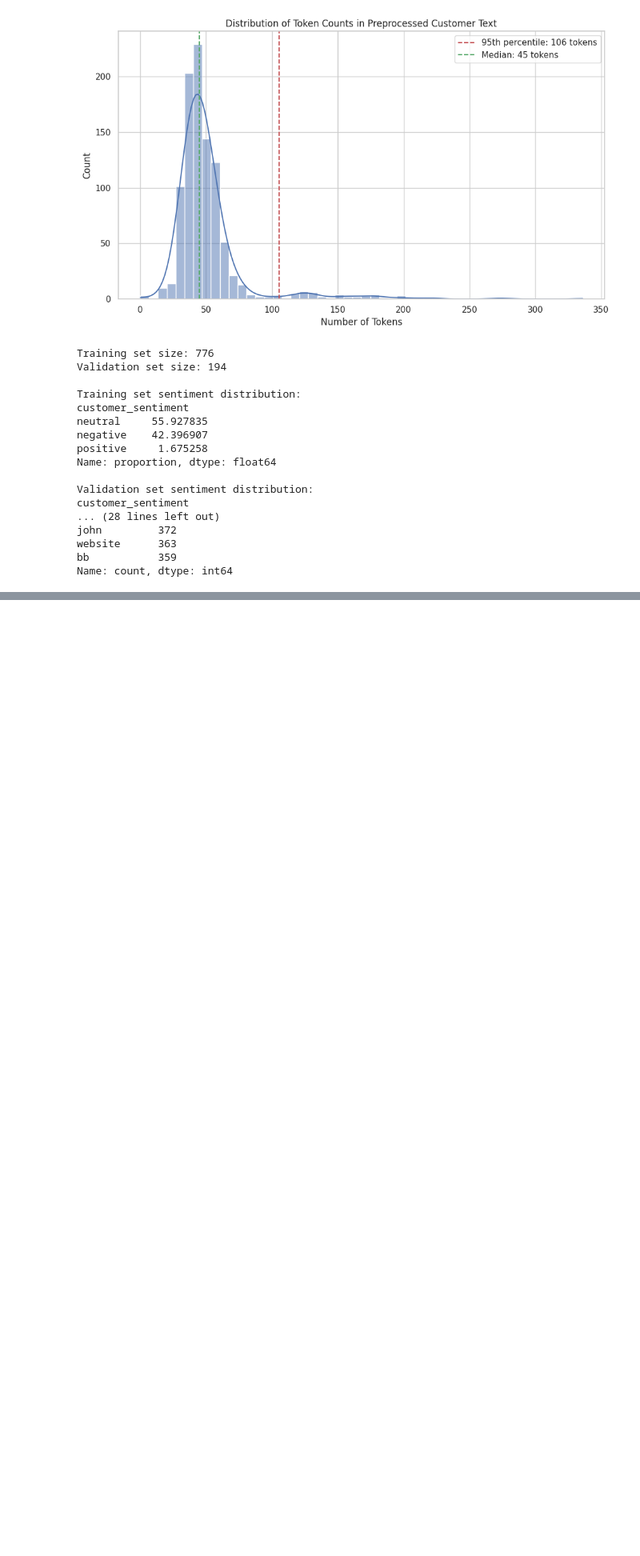
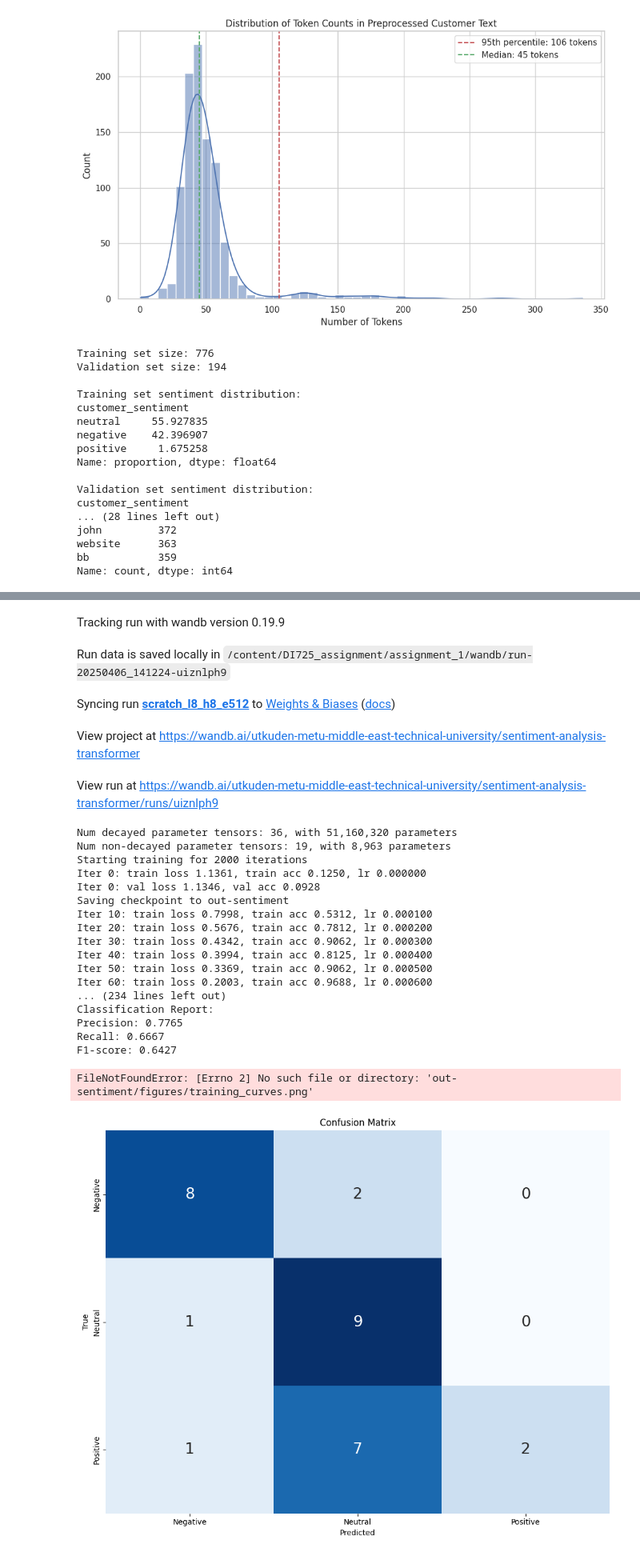
Before and after one commit to utkuden/DI725_assignment, a Jupyter notebook: Assignment_1.ipynb, the cells around one changed output, grey strips where cells are left out. Shown at 80% size. Cells and saved outputs as stored; diff of their text form; code cells hidden in the pictures; blank space fills up the shorter version.

Commit message:
added final trials of scratch and fine-tuned models

```diff
--- a/Assignment_1.ipynb
+++ b/Assignment_1.ipynb
@@ -711,0 +800,25 @@ Name: count, dtype: int64
+# %%
+# Fine-tuning options (adjust as needed)
+# Uncomment to train from scratch
+config.init_from = 'scratch'
+config.n_layer = 8
+config.n_head = 8
+config.n_embd = 512
+config.max_iters = 2000
+config.batch_size = 32
+config.block_size = 256
+
+# Uncomment to fine-tune from GPT-2
+# config.init_from = 'gpt2'
+# config.n_layer = 12  # Will be overridden by GPT-2's architecture
+# config.n_head = 12   # Will be overridden by GPT-2's architecture
+# config.n_embd = 768  # Will be overridden by GPT-2's architecture
+# config.max_iters = 1000
+# config.batch_size = 16
+# config.learning_rate = 3e-5
+
+device = config.device
+ptdtype = {'float32': torch.float32, 'bfloat16': torch.bfloat16, 'float16': torch.float16}[config.dtype]
+ctx = nullcontext() if device == 'cpu' else torch.amp.autocast(device_type='cuda', dtype=ptdtype)
+
+os.makedirs(config.out_dir, exist_ok=True)
@@ -720,0 +1680,15 @@ prepare.py'daki gibi bir mapping yapılacak
+# %%
+# Scratch Run 1 - Big layer, head, emb. dimension, High init. LR -> Overfitted
+
+if __name__ == "__main__":
+    config.init_from = 'scratch'
+    config.n_layer = 8
+    config.n_head = 8
+    config.n_embd = 512
+    config.max_iters = 2000
+    config.lr_decay_iters = 2000
+    config.learning_rate = 1e-3 # 5e-4
+    config.dropout = 0.2 # 0.1
+
+    model, tokenizer, results = main()
+# %% [output]
@@ -720,0 +1723,24 @@ prepare.py'daki gibi bir mapping yapılacak
+Tracking run with wandb version 0.19.9
+Run data is saved locally in /content/DI725_assignment/assignment_1/wandb/run-20250406_141224-uiznlph9
+Syncing run scratch_l8_h8_e512 to Weights & Biases (docs)
+View project at https://wandb.ai/utkuden-metu-middle-east-technical-university/sentiment-analysis-transformer
+View run at https://wandb.ai/utkuden-metu-middle-east-technical-university/sentiment-analysis-transformer/runs/uiznlph9
+Num decayed parameter tensors: 36, with 51,160,320 parameters
+Num non-decayed parameter tensors: 19, with 8,963 parameters
+Starting training for 2000 iterations
+Iter 0: train loss 1.1361, train acc 0.1250, lr 0.000000
+Iter 0: val loss 1.1346, val acc 0.0928
+Saving checkpoint to out-sentiment
+Iter 10: train loss 0.7998, train acc 0.5312, lr 0.000100
+Iter 20: train loss 0.5676, train acc 0.7812, lr 0.000200
+Iter 30: train loss 0.4342, train acc 0.9062, lr 0.000300
+Iter 40: train loss 0.3994, train acc 0.8125, lr 0.000400
+Iter 50: train loss 0.3369, train acc 0.9062, lr 0.000500
+Iter 60: train loss 0.2003, train acc 0.9688, lr 0.000600
+... (234 lines left out)
+Classification Report:
+Precision: 0.7765
+Recall: 0.6667
+F1-score: 0.6427
+FileNotFoundError: [Errno 2] No such file or directory: 'out-sentiment/figures/training_curves.png'
+[figure, added]
```
Also changed, not shown: parts of 32 cells of this notebook.
